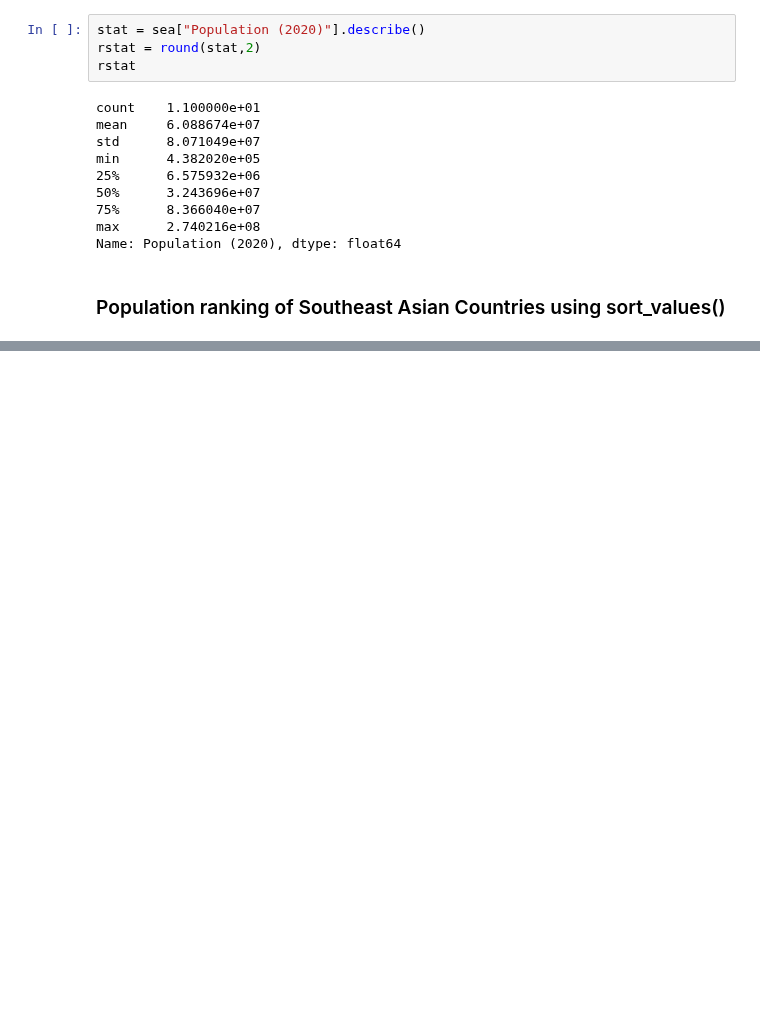
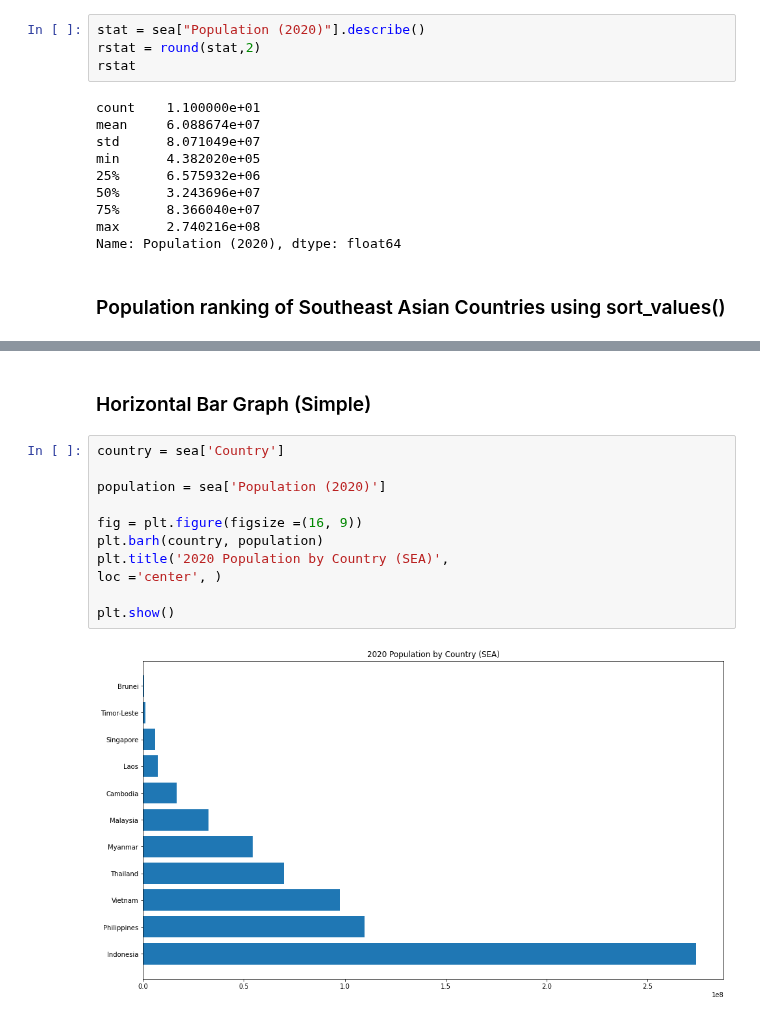
Before and after one commit to sherwin-ad/my_tutorials, a Jupyter notebook: python/3_basic_statistics_with_python.ipynb, the cells around one changed output, grey strips where cells are left out. Cells and saved outputs as stored; diff of their text form; blank space fills up the shorter version.

```diff
--- a/python/3_basic_statistics_with_python.ipynb
+++ b/python/3_basic_statistics_with_python.ipynb
@@ -485,0 +538,15 @@ ea.describe()
+# %% [markdown]
+   ### Horizontal Bar Graph (Simple)
+# %%
+country = sea['Country']
+
+population = sea['Population (2020)']
+
+fig = plt.figure(figsize =(16, 9))
+plt.barh(country, population)
+plt.title('2020 Population by Country (SEA)',
+loc ='center', )
+
+plt.show()
+# %% [output]
+[figure, added]
```
Also changed, not shown: parts of 8 cells of this notebook, 13 other files.
